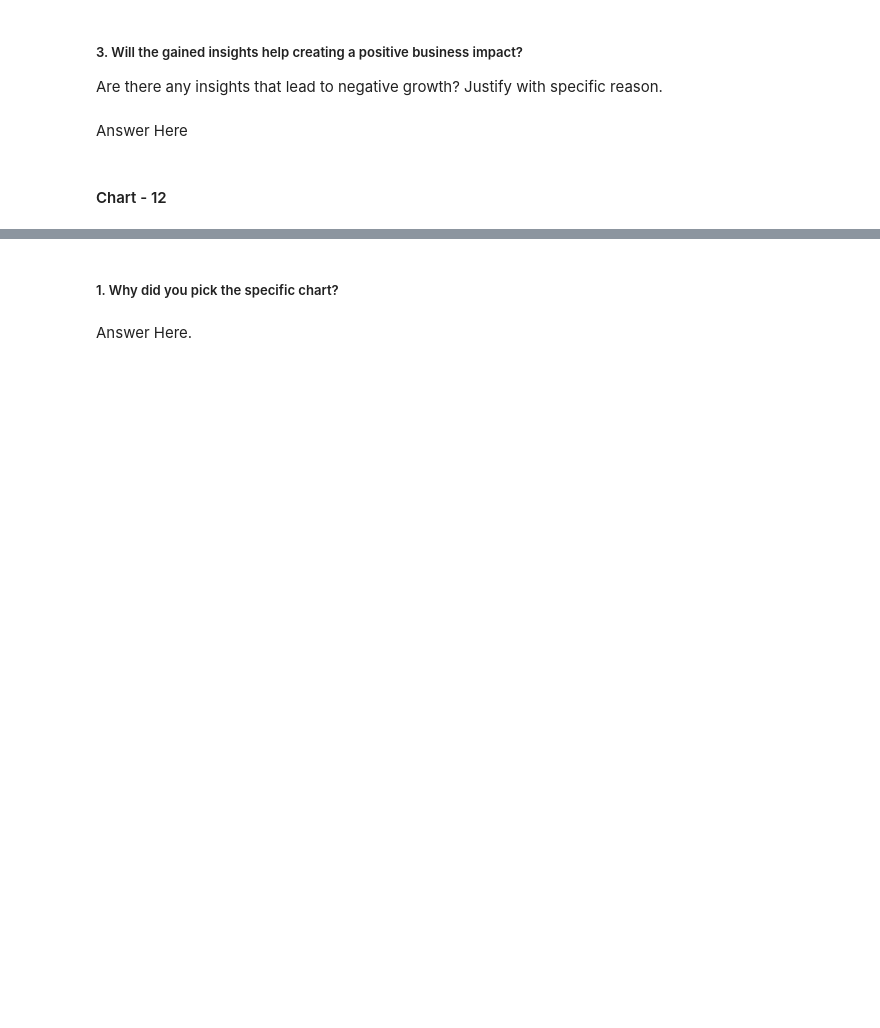
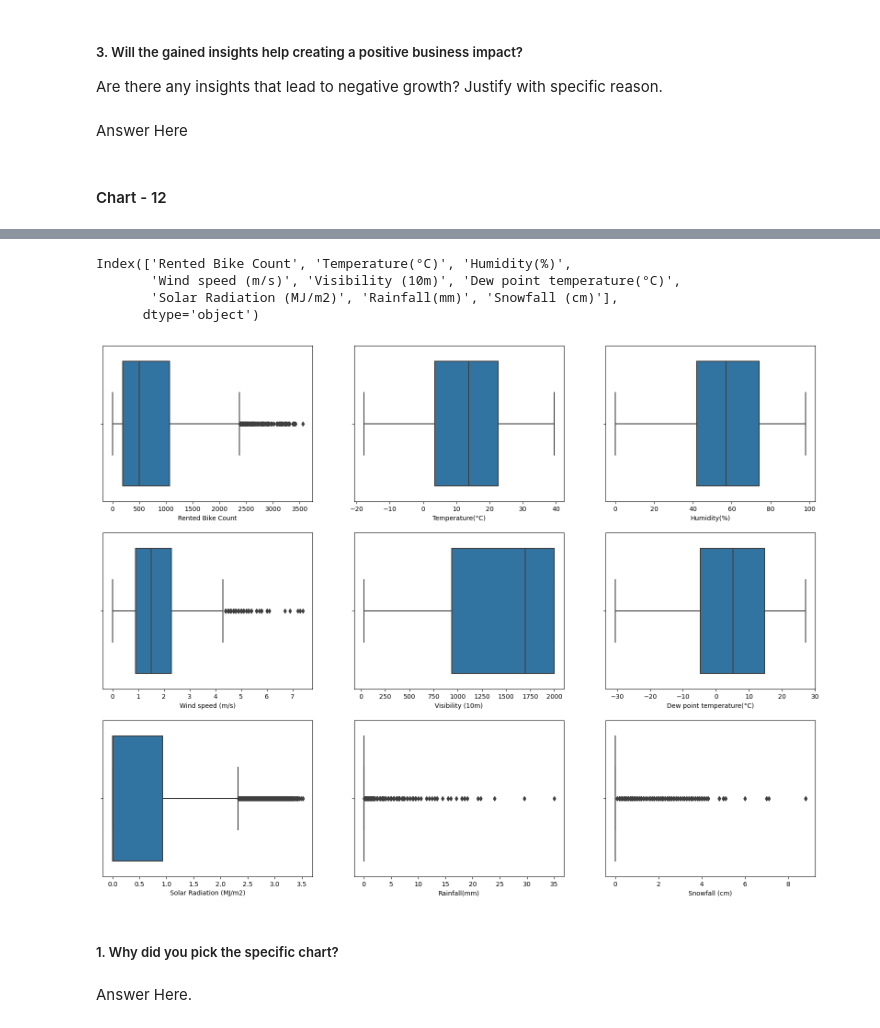
Before and after one commit to KeertanPatro/EDA_regression, a Jupyter notebook: Seoul_bike_sharing_prediction.ipynb, the cells around one changed output, grey strips where cells are left out. Cells and saved outputs as stored; diff of their text form; code cells hidden in the pictures; blank space fills up the shorter version.

```diff
--- a/Seoul_bike_sharing_prediction.ipynb
+++ b/Seoul_bike_sharing_prediction.ipynb
@@ -747,3 +791,19 @@ Answer Here
+# %%
+seoul_df.describe().columns
+# %% [output]
+Index(['Rented Bike Count', 'Temperature(°C)', 'Humidity(%)',
+       'Wind speed (m/s)', 'Visibility (10m)', 'Dew point temperature(°C)',
+       'Solar Radiation (MJ/m2)', 'Rainfall(mm)', 'Snowfall (cm)'],
+      dtype='object')
+# %%
+# Chart - 12 visualization code
+# looking for some outliers
+plt.figure(figsize=(20,15))
+for i,features in enumerate(num_features):
+  plt.subplot(3,3,i+1)
+  sns.boxplot(x=seoul_df[features])
+# %% [output]
+[figure, added]
 # %% [markdown]
 ##### 1. Why did you pick the specific chart?
 # %% [markdown]
```
Also changed, not shown: parts of 90 cells of this notebook.
